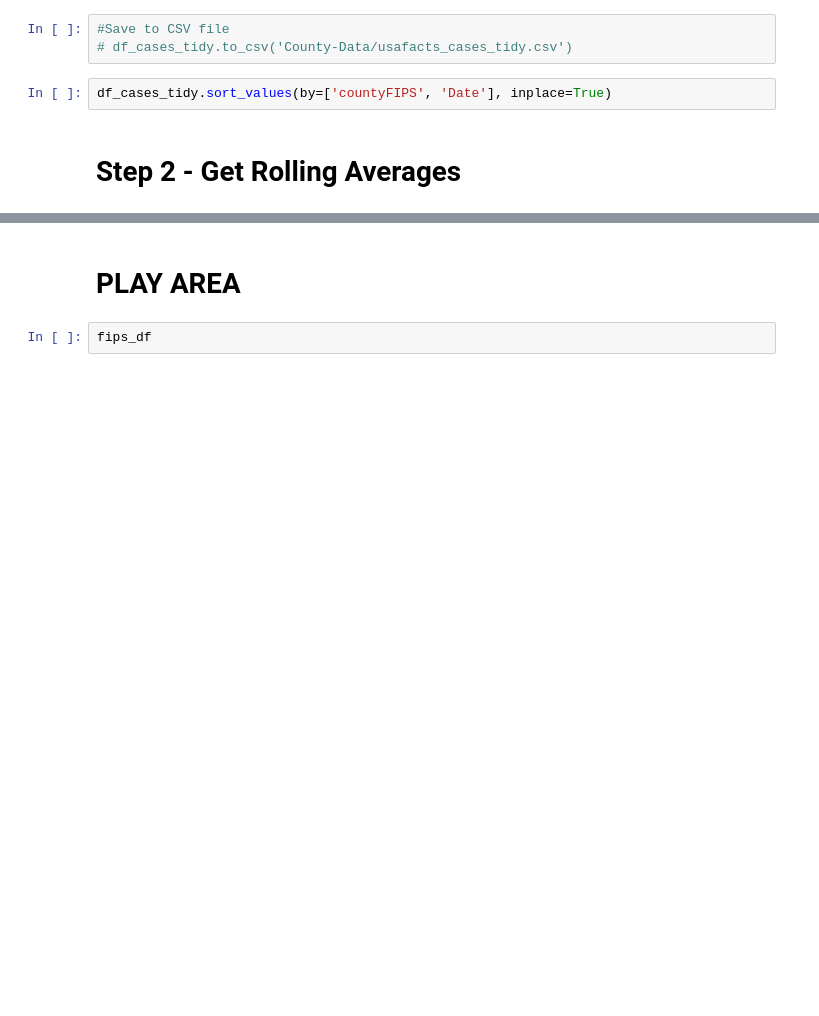
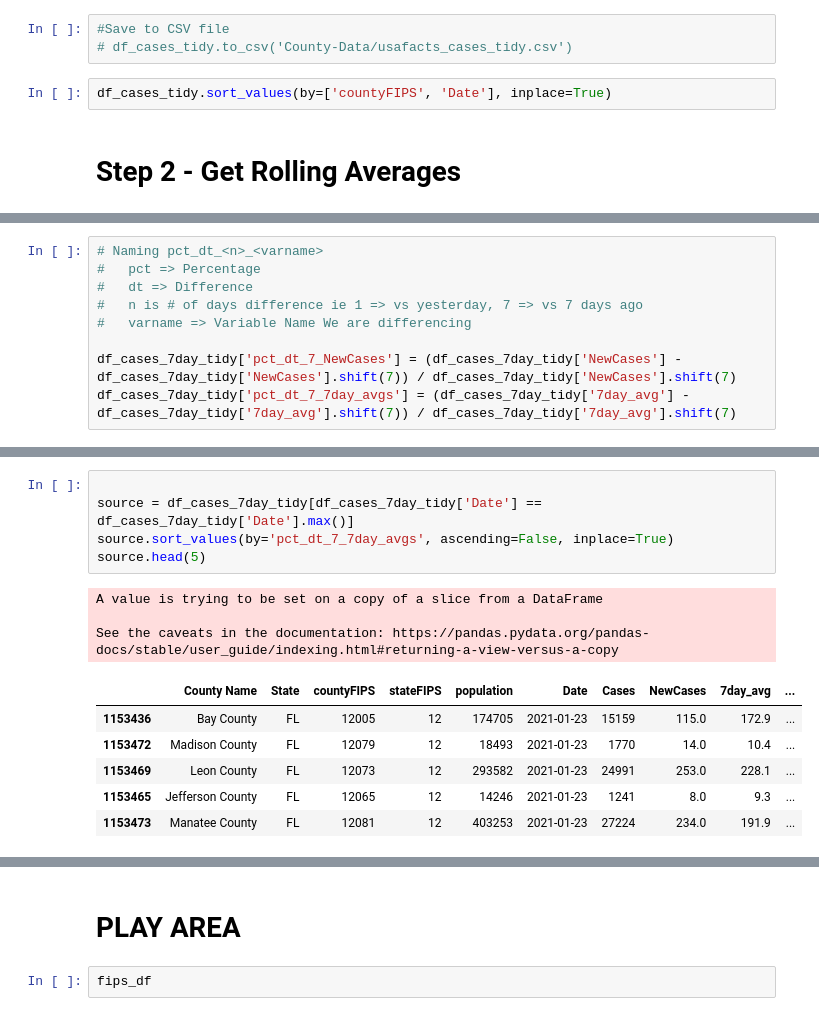
Before and after one commit to JaviThomas/Covid-County-LTC-Analysis, a Jupyter notebook: County-Analysis/County_hotspots.ipynb, the cells around one changed output, grey strips where cells are left out. Drawn from its saved outputs; the diff is of its cells as text; blank space fills up the shorter version.

```diff
--- a/County-Analysis/County_hotspots.ipynb
+++ b/County-Analysis/County_hotspots.ipynb
@@ -150,0 +143,9 @@ df_cases_7day_tidy.tail(17)
+# %%
+# Naming pct_dt_<n>_<varname>
+#   pct => Percentage
+#   dt => Difference
+#   n is # of days difference ie 1 => vs yesterday, 7 => vs 7 days ago
+#   varname => Variable Name We are differencing
+
+df_cases_7day_tidy['pct_dt_7_NewCases'] = (df_cases_7day_tidy['NewCases'] - df_cases_7day_tidy['NewCases'].shift(7)) / df_cases_7day_tidy['NewCases'].shift(7)
+df_cases_7day_tidy['pct_dt_7_7day_avgs'] = (df_cases_7day_tidy['7day_avg'] - df_cases_7day_tidy['7day_avg'].shift(7)) / df_cases_7day_tidy['7day_avg'].shift(7)
@@ -150,0 +166,15 @@ df_cases_7day_tidy.tail(17)
+# %%
+
+source = df_cases_7day_tidy[df_cases_7day_tidy['Date'] == df_cases_7day_tidy['Date'].max()]
+source.sort_values(by='pct_dt_7_7day_avgs', ascending=False, inplace=True)
+source.head(5)
+# %% [output]
+A value is trying to be set on a copy of a slice from a DataFrame
+
+See the caveats in the documentation: https://pandas.pydata.org/pandas-docs/stable/user_guide/indexing.html#returning-a-view-versus-a-copy
+|  | County Name | State | countyFIPS | stateFIPS | population | Date | Cases | NewCases | 7day_avg | ... |
+| 1153436 | Bay County | FL | 12005 | 12 | 174705 | 2021-01-23 | 15159 | 115.0 | 172.9 | ... |
+| 1153472 | Madison County | FL | 12079 | 12 | 18493 | 2021-01-23 | 1770 | 14.0 | 10.4 | ... |
+| 1153469 | Leon County | FL | 12073 | 12 | 293582 | 2021-01-23 | 24991 | 253.0 | 228.1 | ... |
+| 1153465 | Jefferson County | FL | 12065 | 12 | 14246 | 2021-01-23 | 1241 | 8.0 | 9.3 | ... |
+| 1153473 | Manatee County | FL | 12081 | 12 | 403253 | 2021-01-23 | 27224 | 234.0 | 191.9 | ... |
```
Also changed, not shown: parts of 17 cells of this notebook, 3 other files.
